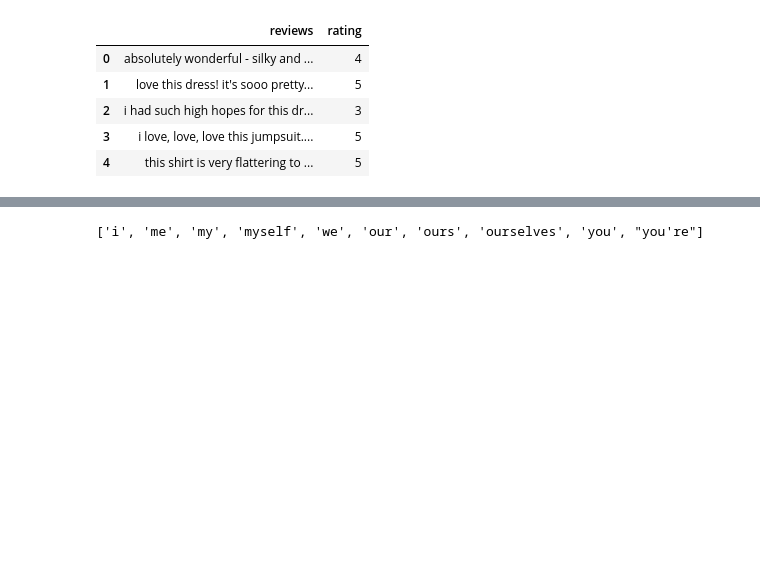
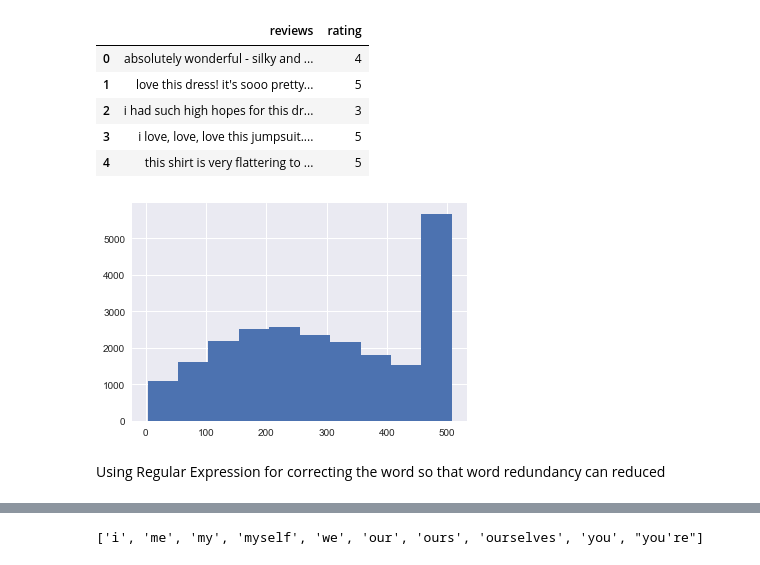
Before and after one commit to Shahibhuwan/Sentiment-analysis-in-python, a Jupyter notebook: take3.ipynb, the cells around one changed output, grey strips where cells are left out. Cells and saved outputs as stored; diff of their text form; code cells hidden in the pictures; blank space fills up the shorter version.

```diff
--- a/take3.ipynb
+++ b/take3.ipynb
@@ -37,0 +57,9 @@ df.head()
+# %%
+sns.set()
+df['char_length'].hist()
+plt.show()
+# %% [output]
+[figure, added]
+# %% [markdown]
+
+Using Regular Expression for correcting the word so that word redundancy can reduced
```
Also changed, not shown: parts of 41 cells of this notebook.
